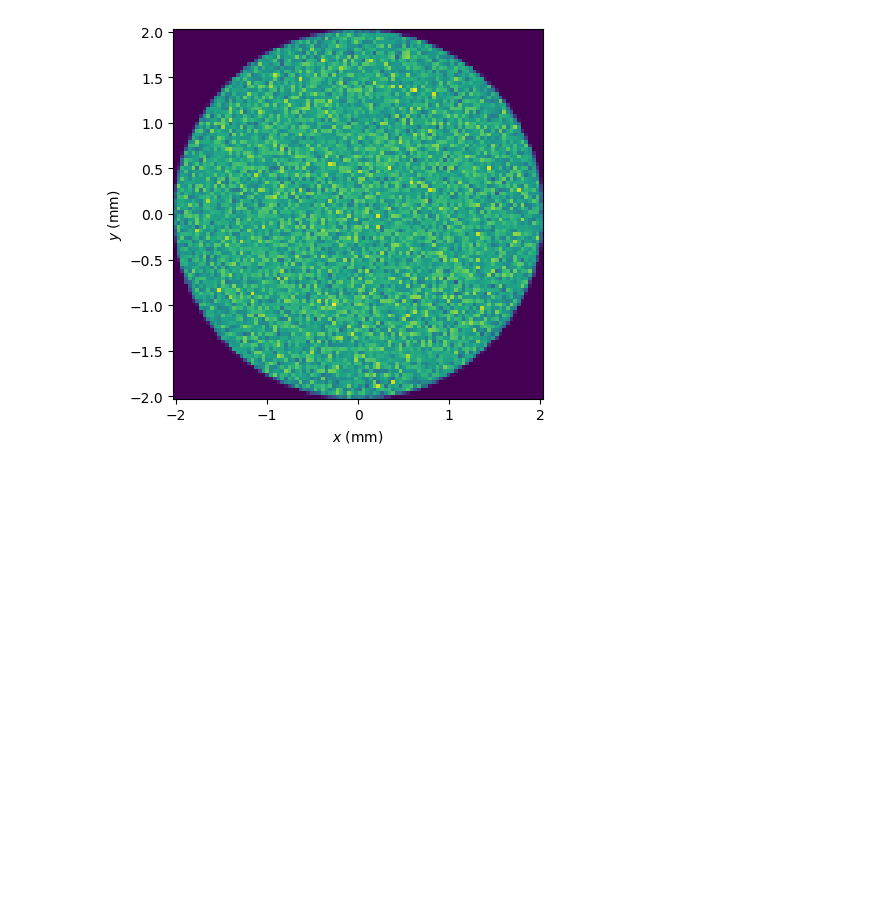
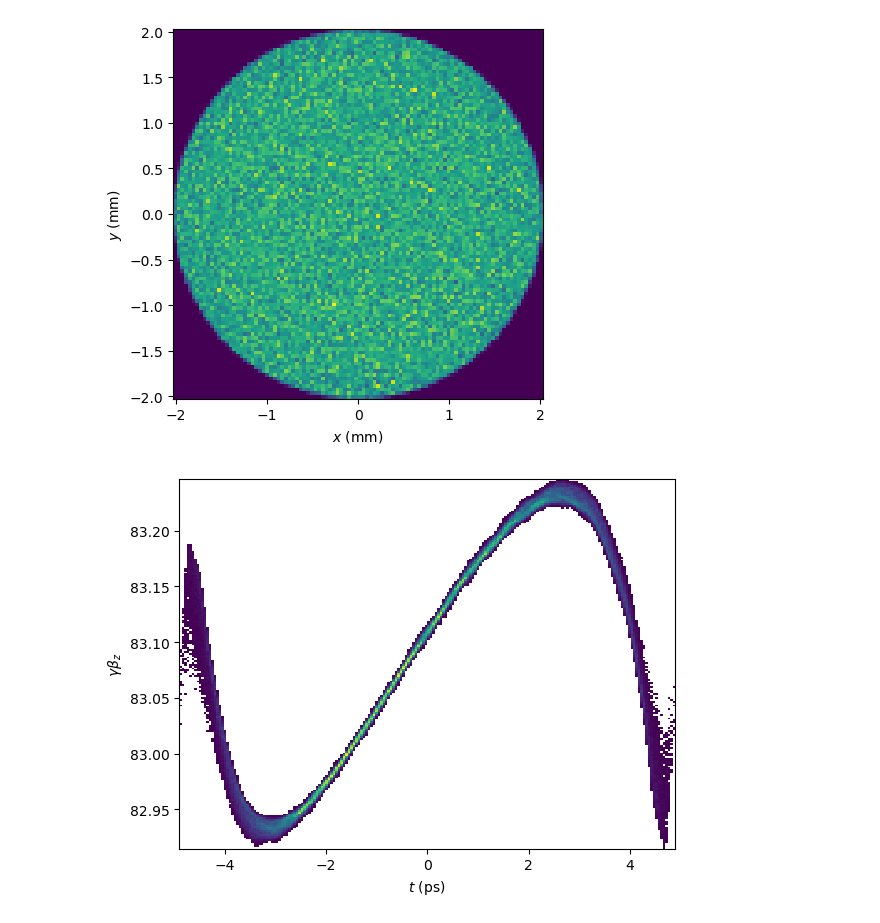
Before and after one commit to jp-ga/awa-sims, a Jupyter notebook: gpt_analysis.ipynb, the cells around one changed output. Drawn from its saved outputs; the diff is of its cells as text; code cells hidden in the pictures; blank space fills up the shorter version.

```diff
--- a/gpt_analysis.ipynb
+++ b/gpt_analysis.ipynb
@@ -4,8 +4,9 @@ import matplotlib.pyplot as plt
 import os
 import easygdf
 # %%
-run_directory = '../data/gpt/saved_runs/test'
+run_directory = '../data/gpt/saved_runs/1nc'
 # %%
-cathode_screen = easygdf.load_screens_touts(
+screens = easygdf.load_screens_touts(
     os.path.join(run_directory, 'out.gdf')
-)['screens'][0]
+)['screens']
+screens
@@ -18,3 +39,17 @@ ax.set_aspect('equal')
 plt.show()
 # %% [output]
 [figure]
+# %%
+yag4 = screens[0]
+# %%
+plt.hist2d(
+    (yag4['t'] - yag4['t'].mean())*1e12,
+    yag4['Bz']*yag4['G'],
+    bins=200,
+    cmin=1
+)
+plt.xlabel('$t$ (ps)')
+plt.ylabel('$\gamma \\beta_z$')
+plt.show()
+# %% [output]
+[figure, added]
```
Also changed, not shown: parts of 3 cells of this notebook, 37 other files.
